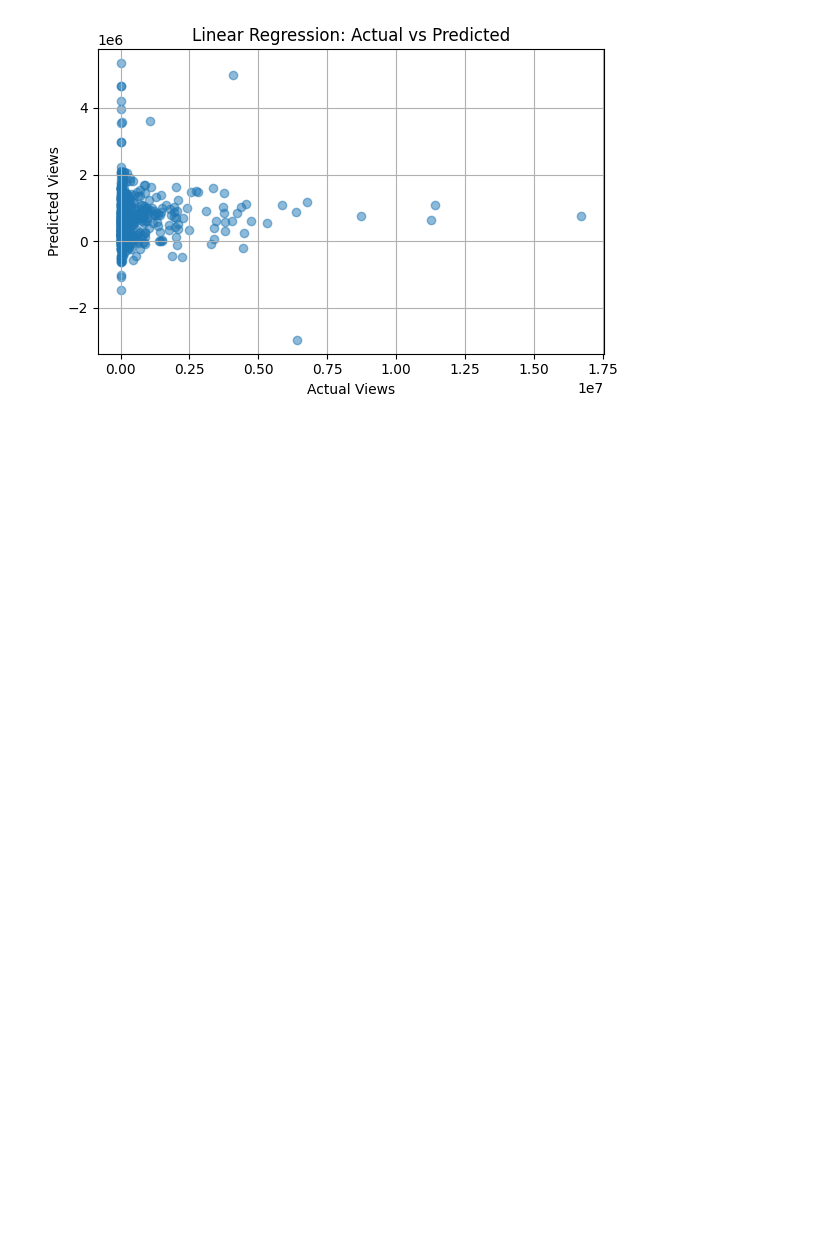
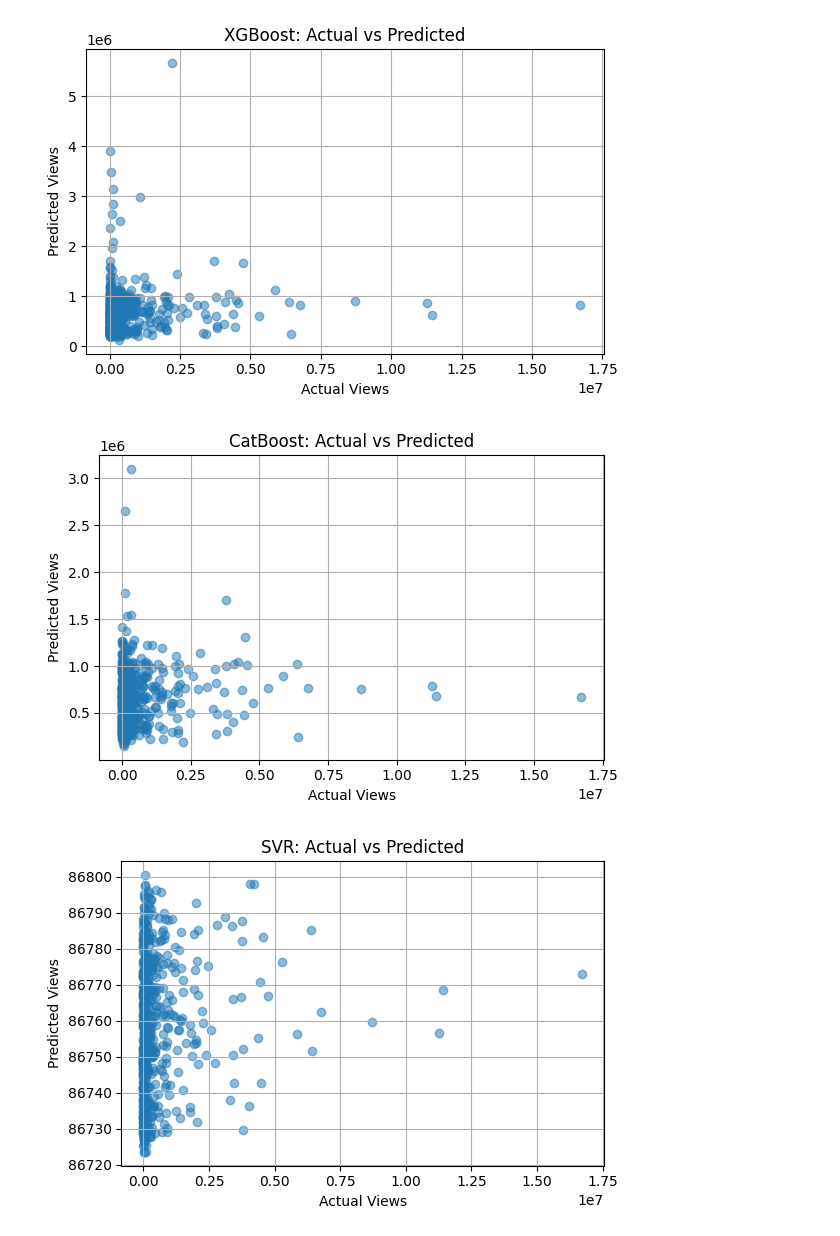
Before and after one commit to Chutacos/CapstoneProject, a Jupyter notebook: Modeling.ipynb, the cells around one changed output. Drawn from its saved outputs; the diff is of its cells as text; code cells hidden in the pictures; blank space fills up the shorter version.

```diff
--- a/Modeling.ipynb
+++ b/Modeling.ipynb
@@ -47,0 +39,18 @@ Linear Regression R² Score: -0.27917856319310563
+# %%
+def train_and_evaluate_model(model_name, estimator, param_grid, X_train, y_train, X_test, y_test):
+    if param_grid is not None:
+        pipeline = Pipeline([("model", estimator)])
+        search = GridSearchCV(pipeline, param_grid, scoring="neg_root_mean_squared_error", cv=3, n_jobs=-1)
+        search.fit(X_train, y_train)
+        best_model = search.best_estimator_
+        preds = best_model.predict(X_test)
+        print(f"\n {model_name} Results (with Grid Search)")
+        print("Best Parameters:", search.best_params_)
+    else:
+        estimator.fit(X_train, y_train)
+        preds = estimator.predict(X_test)
+        best_model = estimator
+        print(f"\n {model_name} Results (no tuning)")
+
+    evaluate_model(y_test, preds)
+    return best_model, preds
@@ -48,12 +123,19 @@ Linear Regression R² Score: -0.27917856319310563
 # %%
-# Actual vs Predicted
-plt.figure(figsize=(6, 4))
-plt.scatter(y_test, lr_preds, alpha=0.5)
-plt.xlabel("Actual Views")
-plt.ylabel("Predicted Views")
-plt.title("Linear Regression: Actual vs Predicted")
-plt.grid(True)
-plt.tight_layout()
-plt.show()
+def plot_actual_vs_predicted(y_true, y_pred, model_name="Model"):
+    plt.figure(figsize=(6, 4))
+    plt.scatter(y_true, y_pred, alpha=0.5)
+    plt.xlabel("Actual Views")
+    plt.ylabel("Predicted Views")
+    plt.title(f"{model_name}: Actual vs Predicted")
+    plt.grid(True)
+    plt.tight_layout()
+    plt.show()
-# %% [output]
-[figure, removed]
+# %%
+plot_actual_vs_predicted(y_test, xgb_preds, "XGBoost")
+plot_actual_vs_predicted(y_test, cat_preds, "CatBoost")
+plot_actual_vs_predicted(y_test, svm_preds, "SVR")
+plot_actual_vs_predicted(y_test, lr_preds, "Linear Regression")
+# %% [output]
+[figure, added]
+[figure, added]
+[figure, added]
```
Also changed, not shown: parts of 15 cells of this notebook, 11 other files.
